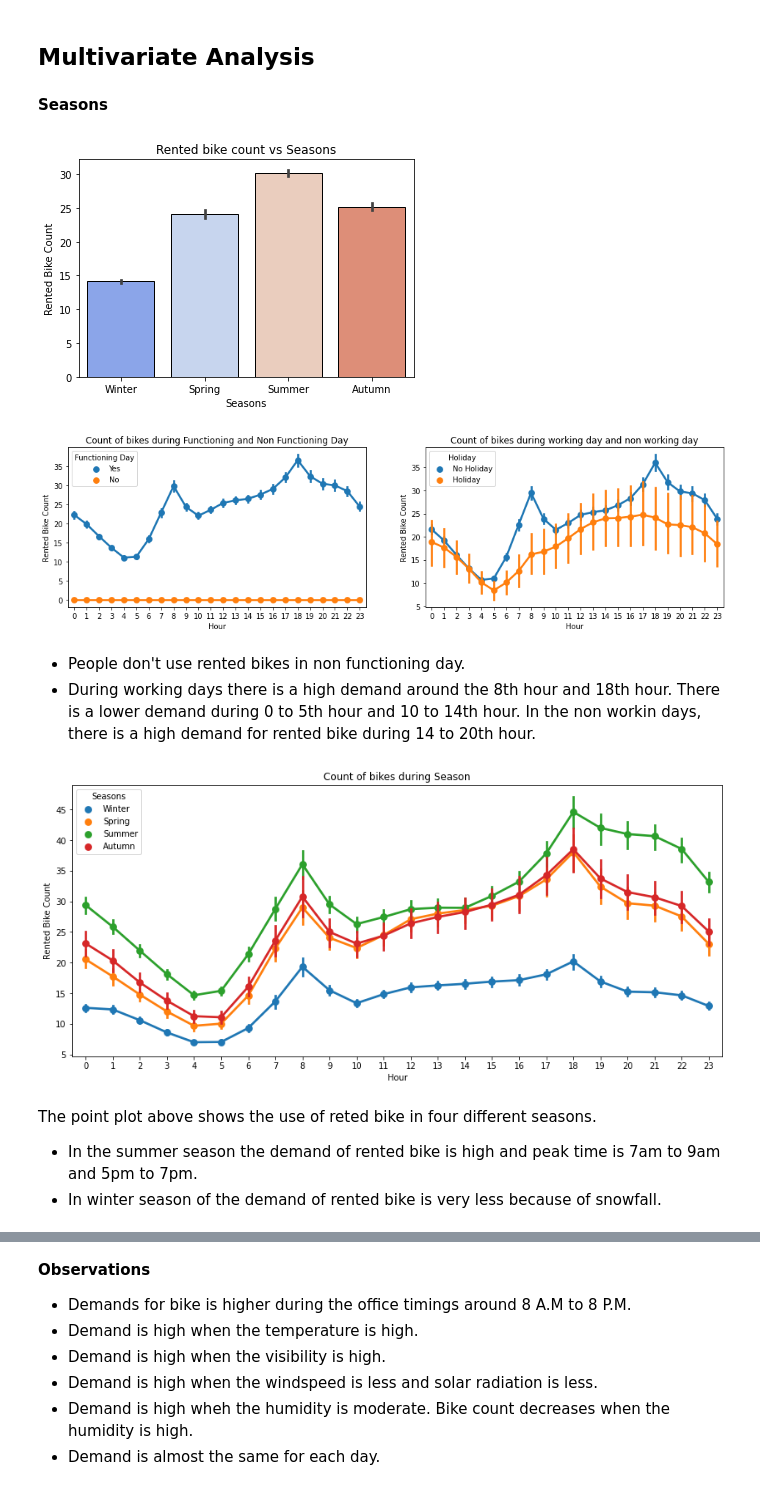
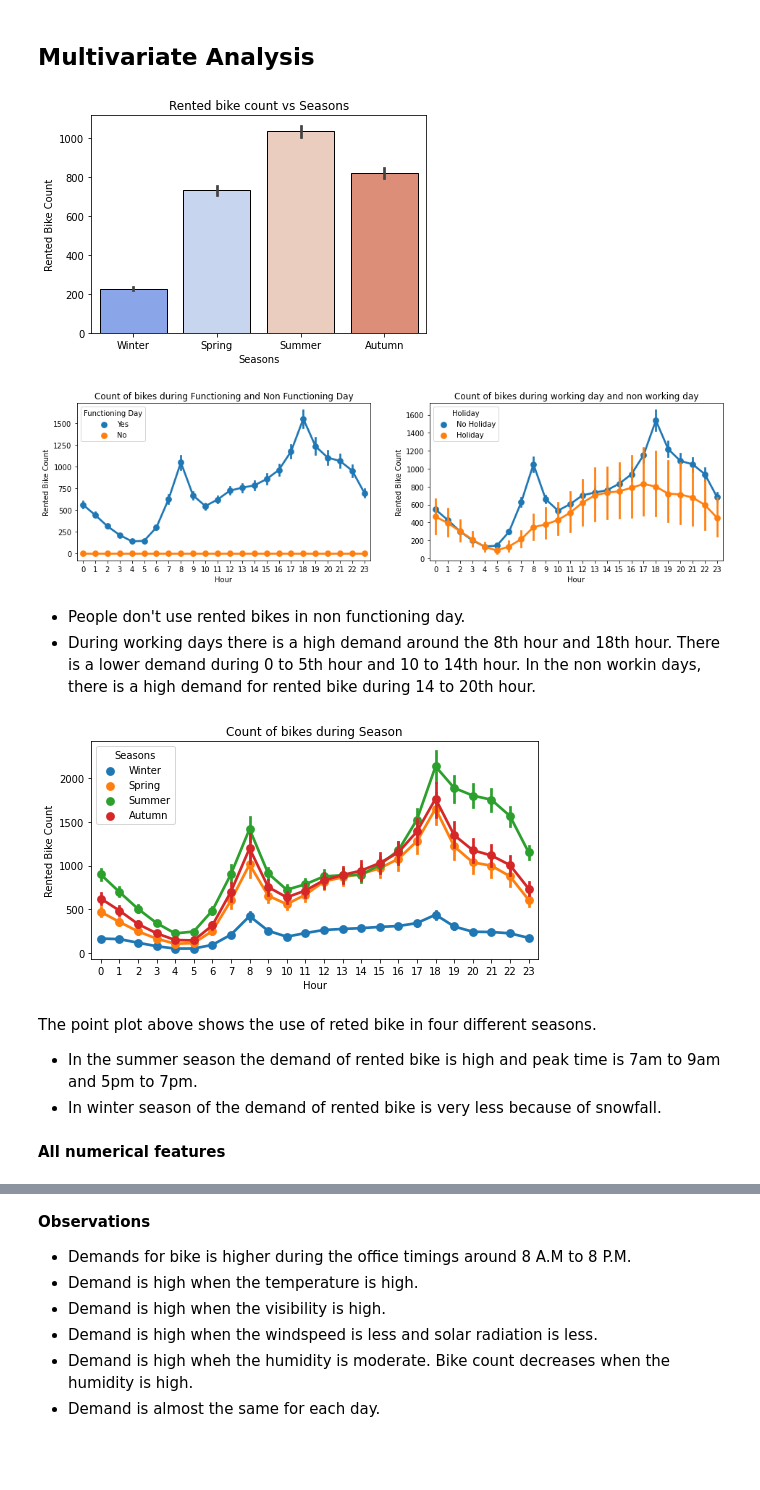
Before and after one commit to rahool010/Bike-Sharing-Demand-Prediction, a Jupyter notebook: Bike_Sharing_Demand_Prediction_Capstone_Project.ipynb, the cells around one changed output, grey strips where cells are left out. Drawn from its saved outputs; the diff is of its cells as text; code cells hidden in the pictures; blank space fills up the shorter version.

```diff
--- a/Bike_Sharing_Demand_Prediction_Capstone_Project.ipynb
+++ b/Bike_Sharing_Demand_Prediction_Capstone_Project.ipynb
@@ -178,6 +178,6 @@ Kurtosis: 0.853387
 # %% [markdown]
 Our dependant variable is positively skewed having value 1.153 and has peakedness of 0.853. Let's take square root of our dv and draw the plot. It will give us more clarification about data and we can visualize in a better way
 # %%
-# square root transformation - much better transformation reduces skewness
-seoul_df['Rented Bike Count'] = np.sqrt(seoul_df['Rented Bike Count'])
+# # square root transformation - much better transformation reduces skewness
+# seoul_df['Rented Bike Count'] = np.sqrt(seoul_df['Rented Bike Count'])
 # %%
@@ -291,8 +287,6 @@ dtypes: datetime64[ns](1), float64(7), int64(6), object(3)
 memory usage: 1.1+ MB
 # %% [markdown]
 ## Multivariate Analysis
-# %% [markdown]
-**Seasons**
 # %%
 # checking the mean rented bike count in each season
 sns.barplot(x='Seasons', y='Rented Bike Count', data=seoul_df,
@@ -300,7 +294,7 @@ sns.barplot(x='Seasons', y='Rented Bike Count', data=seoul_df,
 plt.title('Rented bike count vs Seasons')
 plt.show()
 # %% [output]
-[figure, old version]
+[figure, new version]
 # %%
 fig, (ax1,ax2) = plt.subplots(1,2,figsize=(16,4))
 
@@ -312,23 +306,25 @@ ax2.set_title('Count of bikes during working day and non working day')
 
 plt.show()
 # %% [output]
-[figure, old version]
+[figure, new version]
 # %% [markdown]
 * People don't use rented bikes in non functioning day.
 * During working days there is a high demand around the 8th hour and 18th hour. There is a lower demand during 0 to 5th hour and 10 to 14th hour.
 In the non workin days, there is a high demand for rented bike during 14 to 20th hour.
 # %%
 # Anlysis of seasonal variation by using pointplot
-plt.figure(figsize=(14,6))
+plt.figure(figsize=(8,4))
 sns.pointplot(data=seoul_df, x='Hour', y='Rented Bike Count', hue='Seasons')
 plt.title('Count of bikes during Season')
 plt.show()
 # %% [output]
-[figure, old version]
+[figure, new version]
 # %% [markdown]
 The point plot above shows the use of reted bike in four different seasons.
 * In the summer season the demand of rented bike is high and peak time is 7am to 9am and 5pm to 7pm.
 * In winter season of the demand of rented bike is very less because of snowfall.
+# %% [markdown]
+**All numerical features**
 # %%
 # creating a list of nv we need
 list2=[i for i in seoul_df.describe().columns.to_list() if i not in ['Rented Bike Count']]
```
Also changed, not shown: parts of 34 cells of this notebook.
